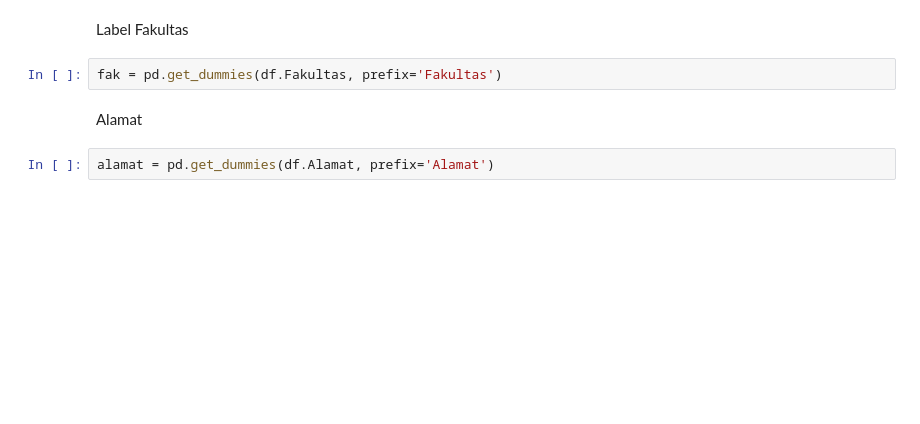
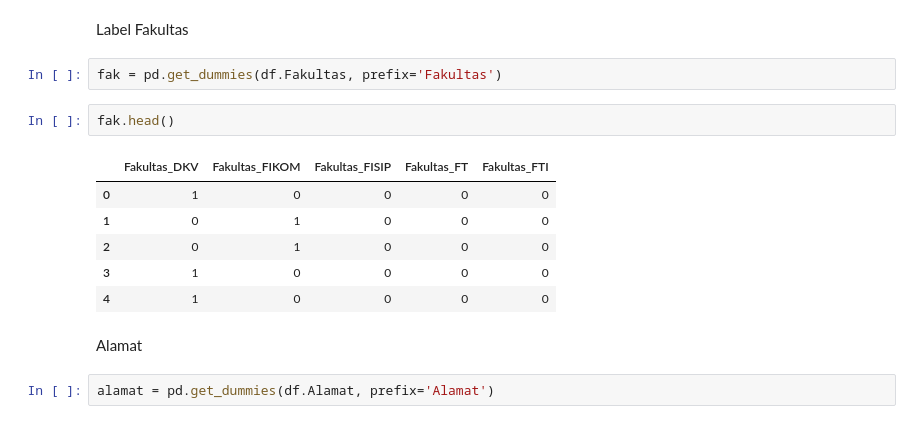
Before and after one commit to FelixFern/IFEST-2022-ODE, a Jupyter notebook: Data-Analysis.ipynb, the cells around one changed output. Saved outputs shown, nothing was run; the diff lists cells and outputs as text; blank space fills up the shorter version.

```diff
--- a/Data-Analysis.ipynb
+++ b/Data-Analysis.ipynb
@@ -190,6 +199,15 @@ ukm = pd.get_dummies(df.UKM)
 Label Fakultas
 # %%
 fak = pd.get_dummies(df.Fakultas, prefix='Fakultas')
+# %%
+fak.head()
+# %% [output]
+|  | Fakultas_DKV | Fakultas_FIKOM | Fakultas_FISIP | Fakultas_FT | Fakultas_FTI |
+| 0 | 1 | 0 | 0 | 0 | 0 |
+| 1 | 0 | 1 | 0 | 0 | 0 |
+| 2 | 0 | 1 | 0 | 0 | 0 |
+| 3 | 1 | 0 | 0 | 0 | 0 |
+| 4 | 1 | 0 | 0 | 0 | 0 |
 # %% [markdown]
 Alamat
 # %%
```
Also changed, not shown: parts of 5 cells of this notebook.
